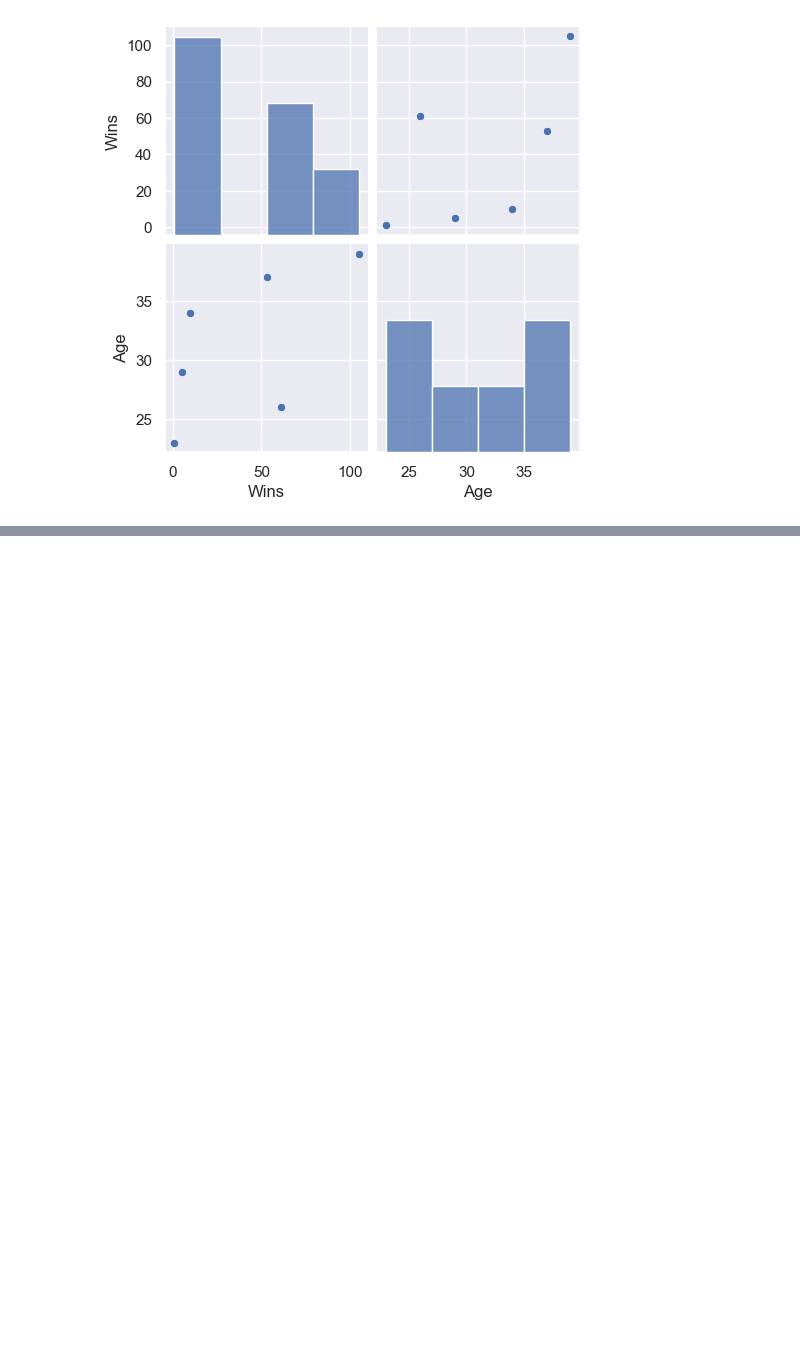
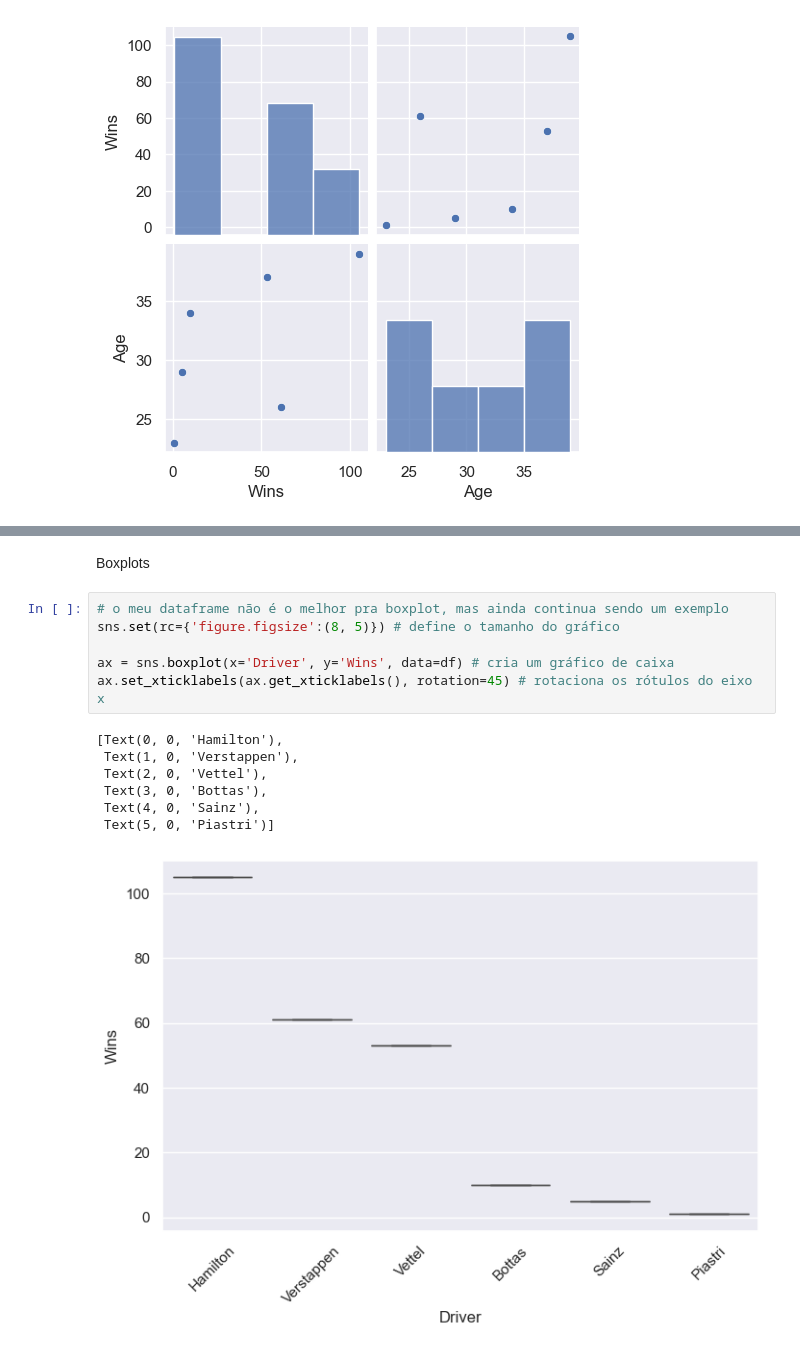
Before and after one commit to noirelab/lamia-bootcamp, a Jupyter notebook: CARD 5/4 - Matplotlib and seaborn.ipynb, the cells around one changed output, grey strips where cells are left out. Drawn from its saved outputs; the diff is of its cells as text; blank space fills up the shorter version.

```diff
--- a/CARD 5/4 - Matplotlib and seaborn.ipynb
+++ b/CARD 5/4 - Matplotlib and seaborn.ipynb
@@ -120,0 +136,16 @@ sns.pairplot(df, height=2.5) # cria um gráfico de pares
+# %% [markdown]
+Boxplots
+# %%
+# o meu dataframe não é o melhor pra boxplot, mas ainda continua sendo um exemplo
+sns.set(rc={'figure.figsize':(8, 5)}) # define o tamanho do gráfico
+
+ax = sns.boxplot(x='Driver', y='Wins', data=df) # cria um gráfico de caixa
+ax.set_xticklabels(ax.get_xticklabels(), rotation=45) # rotaciona os rótulos do eixo x
+# %% [output]
+[Text(0, 0, 'Hamilton'),
+ Text(1, 0, 'Verstappen'),
+ Text(2, 0, 'Vettel'),
+ Text(3, 0, 'Bottas'),
+ Text(4, 0, 'Sainz'),
+ Text(5, 0, 'Piastri')]
+[figure, added]
```
Also changed, not shown: parts of 11 cells of this notebook, 1 other file.
